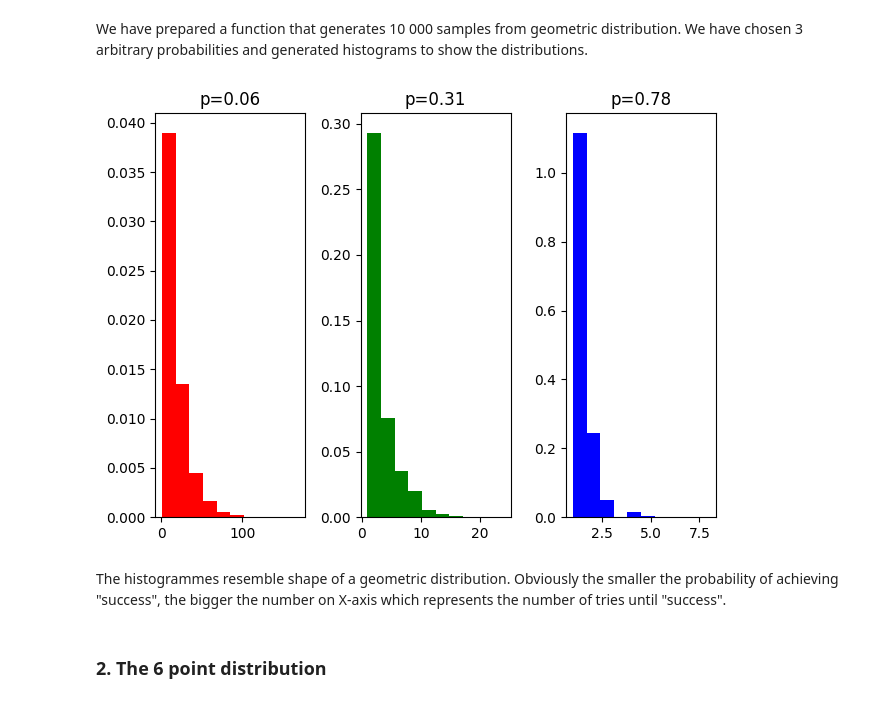
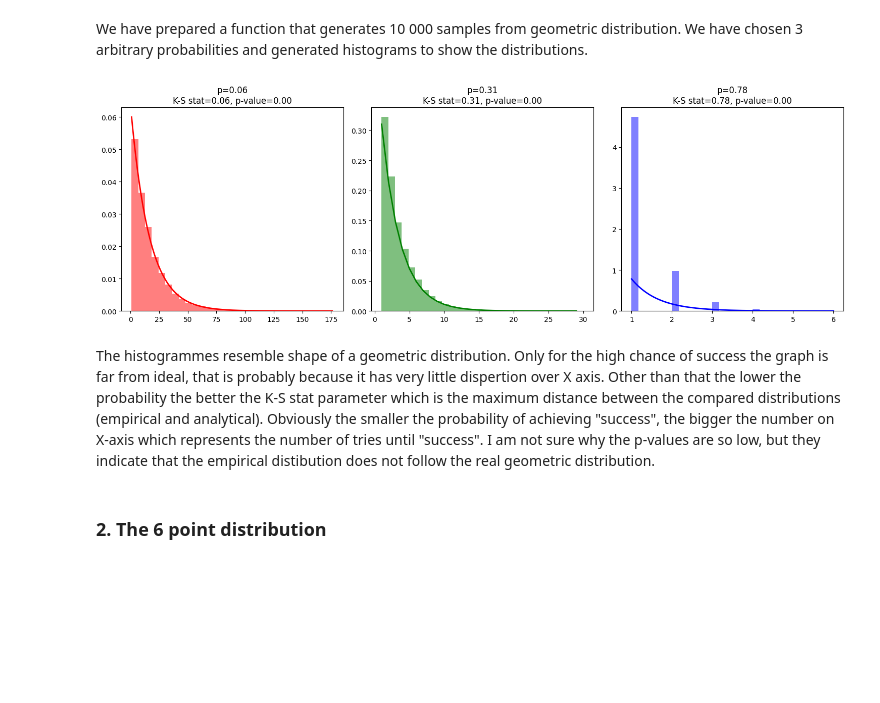
Before and after one commit to Jakub-Oszczak/stochastic_simulation, a Jupyter notebook: ex2.ipynb, the cells around one changed output. Saved outputs shown, nothing was run; the diff lists cells and outputs as text; code cells hidden in the pictures; blank space fills up the shorter version.

```diff
--- a/ex2.ipynb
+++ b/ex2.ipynb
@@ -13,30 +15,48 @@ We have prepared a function that generates 10 000 samples from geometric distrib
 # %%
 def geom_dist(probability):
     U = np.random.random(10_000)
     return np.floor(np.log(U)/np.log(1-probability)) + 1
 
+def geom_pmf(k, p):
+    return p * (1 - p) ** (k - 1)
+
 prob1, prob2, prob3 = 0.06, 0.31, 0.78
-result1, result2, result3 = geom_dist(prob1),geom_dist(prob2),geom_dist(prob3)
+result1, result2, result3 = geom_dist(prob1), geom_dist(prob2), geom_dist(prob3)
 
-plt.figure()
+# Perform K-S test
+ks_stat1, p_value1 = kstest(result1, 'geom', args=(prob1,))
+ks_stat2, p_value2 = kstest(result2, 'geom', args=(prob2,))
+ks_stat3, p_value3 = kstest(result3, 'geom', args=(prob3,))
+
+plt.figure(figsize=(15, 5))
 
 plt.subplot(1, 3, 1)
-plt.hist(result1, density=True, color='red')
-plt.title("p=0.06")
+count1, bins1, ignored1 = plt.hist(result1, bins=30, density=True, alpha=0.5, color='red')
+x1 = np.arange(1, bins1.max())
+pmf1 = geom_pmf(x1, prob1)
+plt.plot(x1, pmf1, 'r-', linewidth=2)
+plt.title(f"p=0.06\nK-S stat={ks_stat1:.2f}, p-value={p_value1:.2f}")
 
 plt.subplot(1, 3, 2)
-plt.hist(result2, density=True, color='green')
-plt.title("p=0.31")
+count2, bins2, ignored2 = plt.hist(result2, bins=30, density=True, alpha=0.5, color='green')
+x2 = np.arange(1, bins2.max())
+pmf2 = geom_pmf(x2, prob2)
+plt.plot(x2, pmf2, 'g-', linewidth=2)
+plt.title(f"p=0.31\nK-S stat={ks_stat2:.2f}, p-value={p_value2:.2f}")
 
 plt.subplot(1, 3, 3)
-plt.hist(result3, density=True, color='blue')
-plt.title("p=0.78")
+count3, bins3, ignored3 = plt.hist(result3, bins=30, density=True, alpha=0.5, color='blue')
+x3 = np.linspace(1, bins3.max(), 1000)
+pmf3 = geom_pmf(x3, prob3)
+plt.plot(x3, pmf3, 'b-', linewidth=2)
+plt.title(f"p=0.78\nK-S stat={ks_stat3:.2f}, p-value={p_value3:.2f}")
 
 plt.tight_layout()
+plt.show()
 # %% [output]
-[figure, old version]
+[figure, new version]
-# %% [markdown]
-The histogrammes resemble shape of a geometric distribution. Obviously the smaller the probability of achieving "success", the bigger the number on X-axis which represents the number of tries until "success".
+# %% [markdown]
+The histogrammes resemble shape of a geometric distribution. Only for the high chance of success the graph is far from ideal, that is probably because it has very little dispertion over X axis. Other than that the lower the probability the better the K-S stat parameter which is the maximum distance between the compared distributions (empirical and analytical). Obviously the smaller the probability of achieving "success", the bigger the number on X-axis which represents the number of tries until "success". I am not sure why the p-values are so low, but they indicate that the empirical distibution does not follow the real geometric distribution.
 # %% [markdown]
 ### 2. The 6 point distribution
 # %% [markdown]
```
Also changed, not shown: parts of 10 cells of this notebook, 3 other files.
